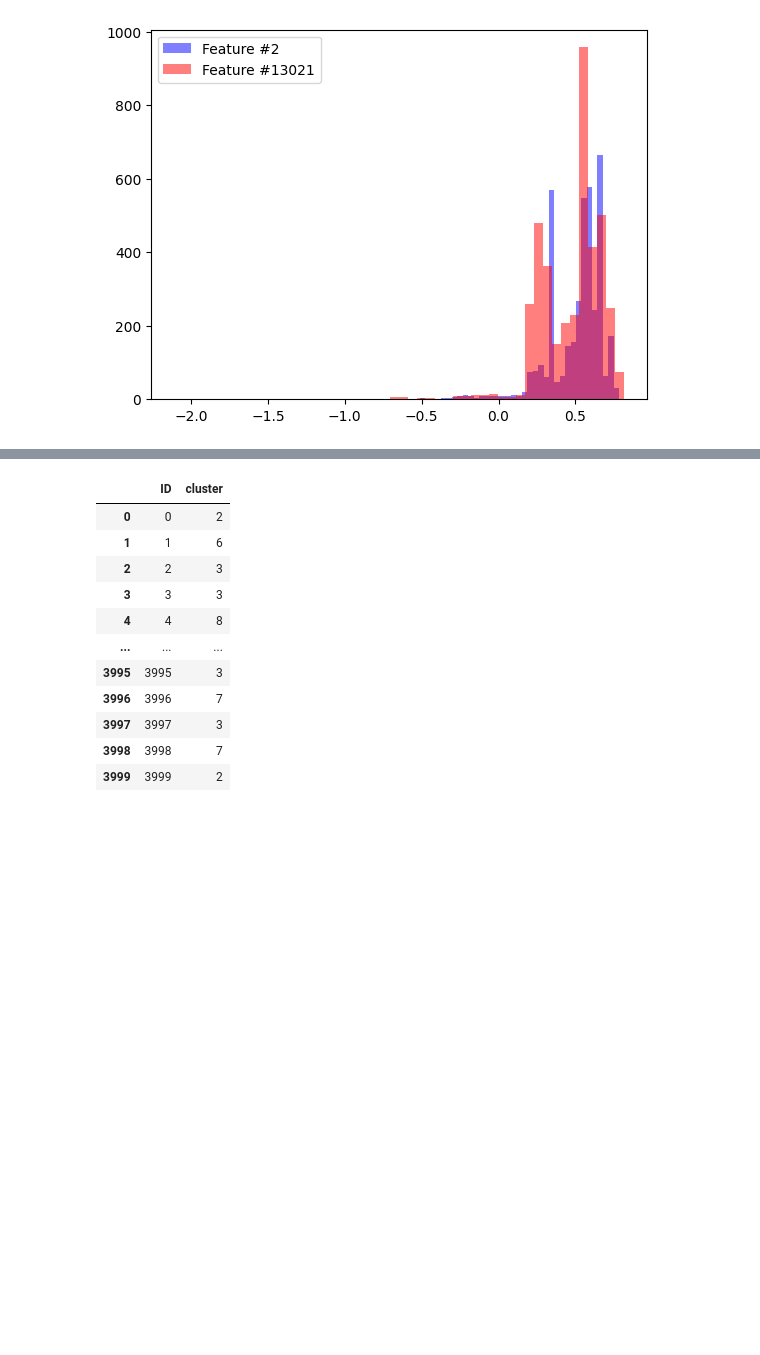
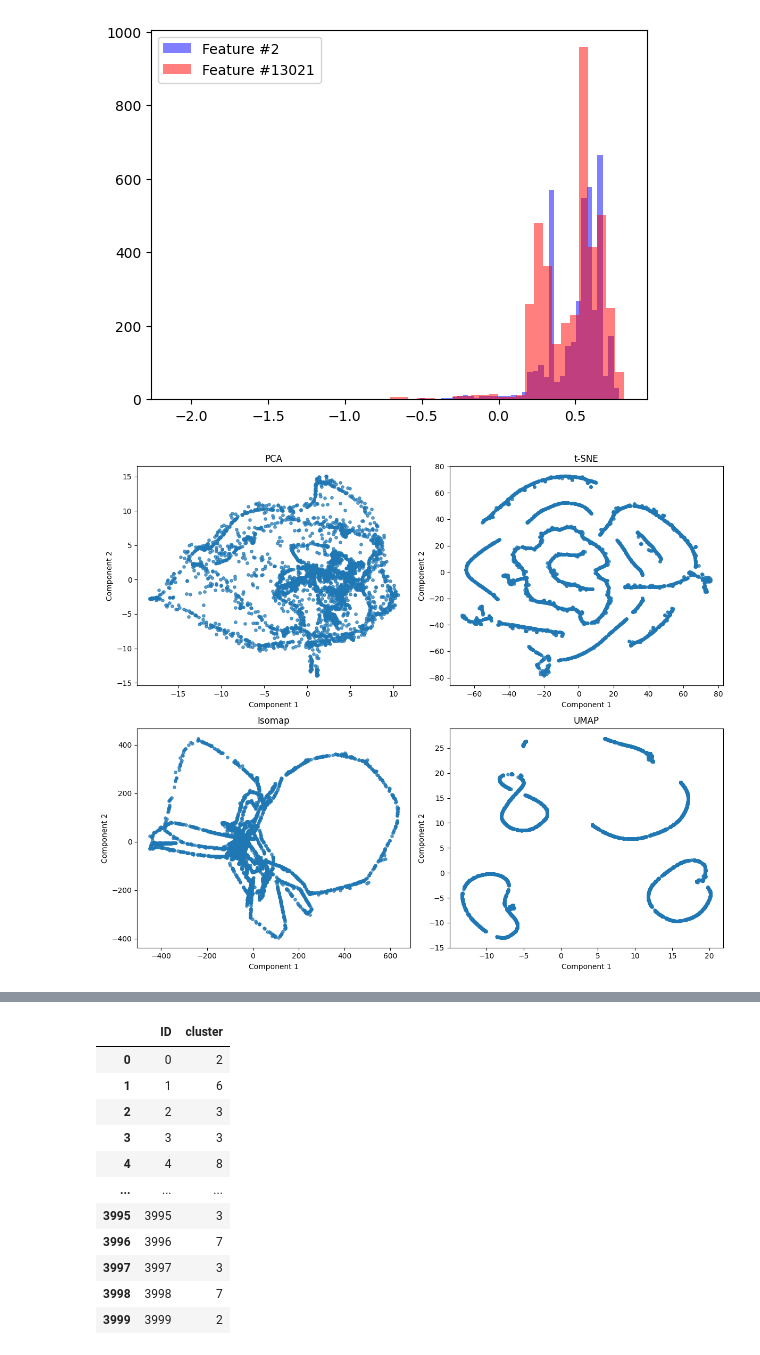
Before and after one commit to henrikOes/TDT4172, a Jupyter notebook: Assignment2/Chapter_2.ipynb, the cells around one changed output, grey strips where cells are left out. Saved outputs shown, nothing was run; the diff lists cells and outputs as text; code cells hidden in the pictures; blank space fills up the shorter version.

```diff
--- a/Assignment2/Chapter_2.ipynb
+++ b/Assignment2/Chapter_2.ipynb
@@ -414,3 +414,34 @@ plt.legend()
 plt.show()
 # %% [output]
 [figure]
+# %%
+import matplotlib.pyplot as plt
+from sklearn.decomposition import PCA
+from sklearn.manifold import TSNE, Isomap
+import umap.umap_ as umap
+
+X = data.drop(columns=['ID']).values
+
+
+# Dimensionality reduction to 2D
+X_pca = PCA(n_components=2).fit_transform(X)
+X_tsne = TSNE(n_components=2, random_state=42).fit_transform(X)
+X_isomap = Isomap(n_components=2).fit_transform(X)
+umap_model = umap.UMAP(n_components=2, random_state=42)
+X_umap = umap_model.fit_transform(X)
+
+# --- Plot in 2D ---
+fig, axes = plt.subplots(2, 2, figsize=(12, 10))
+methods = ['PCA', 't-SNE', 'Isomap', 'UMAP']
+datasets = [X_pca, X_tsne, X_isomap, X_umap]
+
+for ax, name, data_2d in zip(axes.flatten(), methods, datasets):
+    ax.scatter(data_2d[:, 0], data_2d[:, 1], s=15, alpha=0.7)
+    ax.set_title(name)
+    ax.set_xlabel('Component 1')
+    ax.set_ylabel('Component 2')
+
+plt.tight_layout()
+plt.show()
+# %% [output]
+[figure, added]
```
Also changed, not shown: parts of 12 cells of this notebook, 2 other files.
